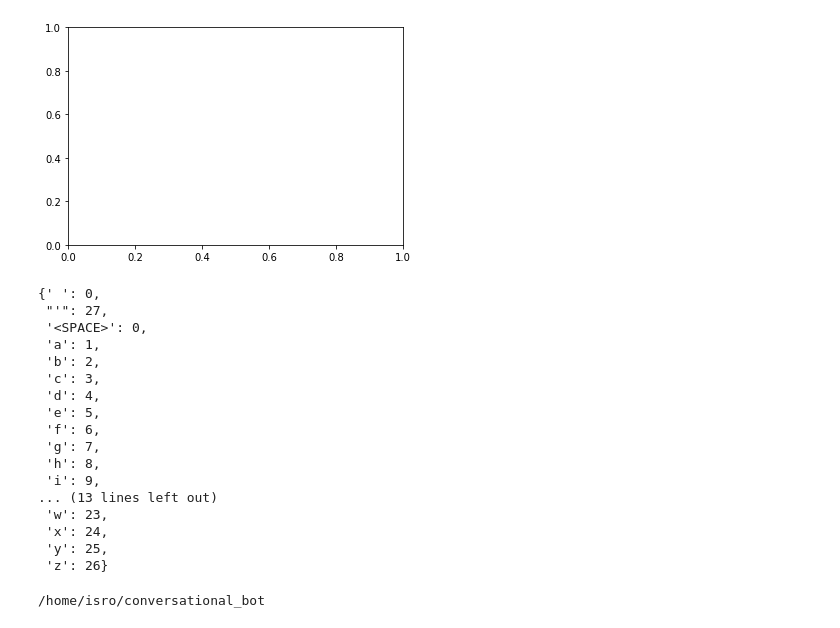
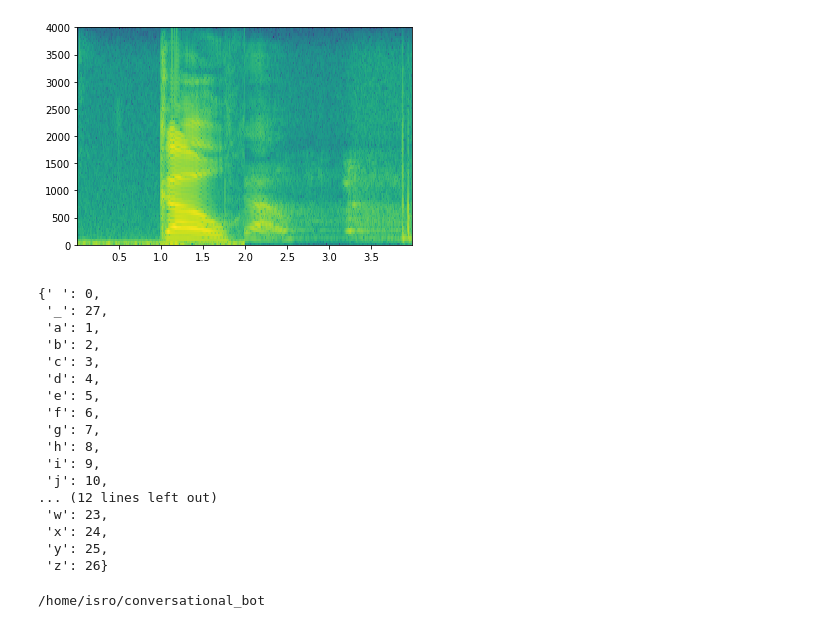
Before and after one commit to isro01/conversational_bot, a Jupyter notebook: data_gen_aud_aug.ipynb, the cells around one changed output. Drawn from its saved outputs; the diff is of its cells as text; code cells hidden in the pictures.

```diff
--- a/data_gen_aud_aug.ipynb
+++ b/data_gen_aud_aug.ipynb
@@ -32,34 +32,38 @@ g 7
 h 8
 i 9
 j 10
 k 11
 l 12
 m 13
 n 14
 o 15
 p 16
 q 17
 r 18
 s 19
 t 20
 u 21
 v 22
 w 23
 x 24
 y 25
 z 26
-' 27
+_ 27
 """
 
 char_map = {}
 index_map = {}
 
 for line in char_map_str.strip().split('\n'):
     ch, index = line.split()
+    if ch == "<SPACE>":
+        ch = " "
     char_map[ch] = int(index)
     index_map[int(index)] = ch
 char_map[' ']=0
 index_map[0] = ' '
+# %% [output]
+[figure, added]
 # %%
 def get_param(Y):
 
@@ -71,7 +75,7 @@ def get_param(Y):
 #             print(c)
             if c not in char_map:
                 continue
-            elif c == "'":
+            elif c == "_":
                 continue
             else:
 #                 print(char_map[c])
@@ -90,14 +94,11 @@ def get_param(Y):
 
 #     return labels
     return labels
-# %% [output]
-[figure, removed]
 # %%
 char_map
 # %% [output]
 {' ': 0,
- "'": 27,
- '<SPACE>': 0,
+ '_': 27,
  'a': 1,
  'b': 2,
  'c': 3,
@@ -107,7 +108,8 @@ char_map
  'g': 7,
  'h': 8,
  'i': 9,
-... (13 lines left out)
+ 'j': 10,
+... (12 lines left out)
  'w': 23,
  'x': 24,
  'y': 25,
```
Also changed, not shown: parts of 5 cells of this notebook.
